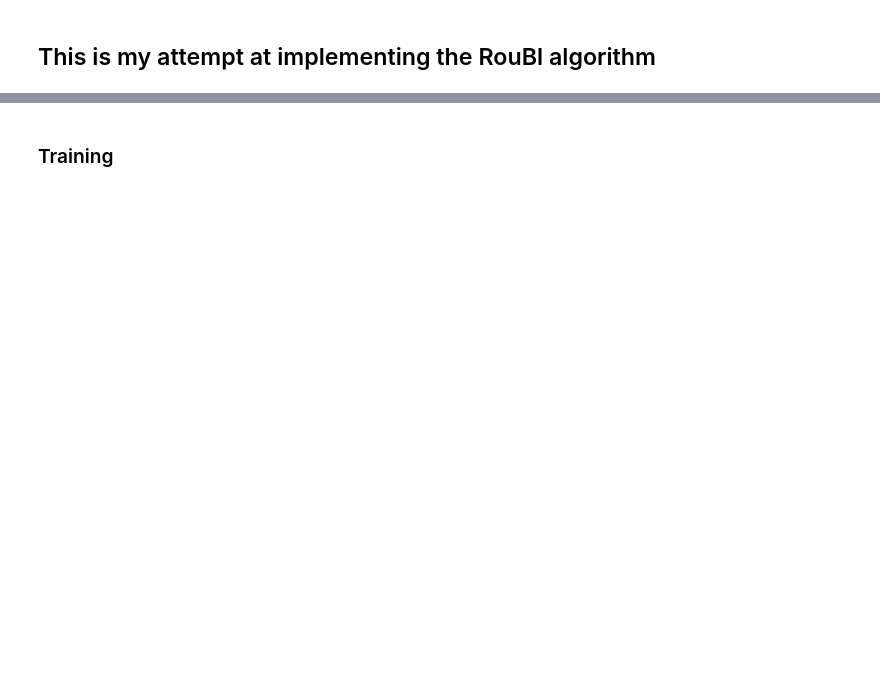
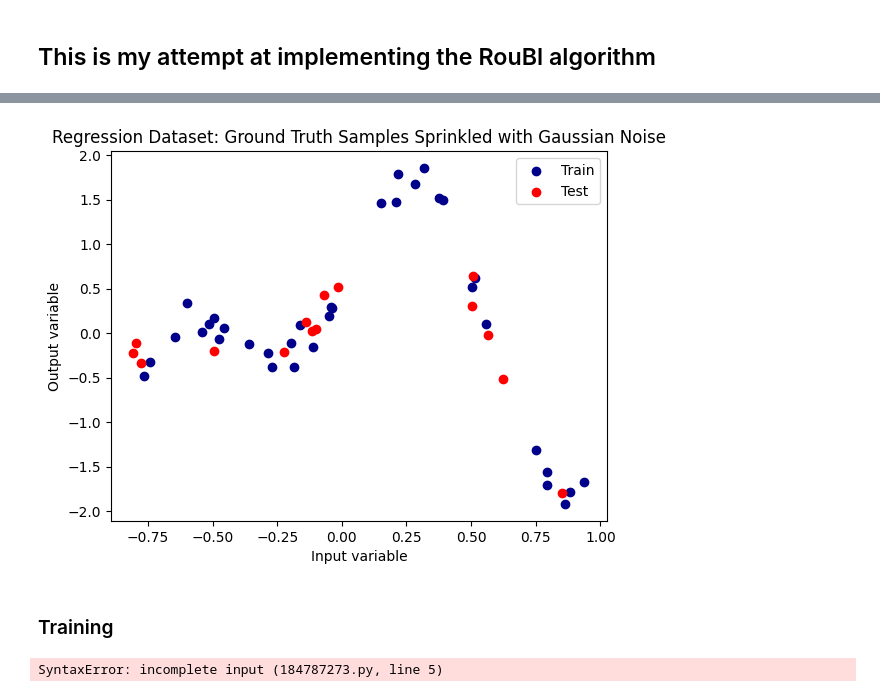
Before and after one commit to Marco-Gal/Bayesian-Neural-Network-Project, a Jupyter notebook: RouBL-Attempt-2.ipynb, the cells around one changed output, grey strips where cells are left out. Drawn from its saved outputs; the diff is of its cells as text; code cells hidden in the pictures; blank space fills up the shorter version.

```diff
--- a/RouBL-Attempt-2.ipynb
+++ b/RouBL-Attempt-2.ipynb
@@ -336,2 +167,27 @@ print(model_noise_std, noise_std, y_pred_std_noiseless.mean())
+# %%
+def generate_dataset(size=50, noise=0.15, split=0.3):
+    xs = np.linspace(-1, 1, 1000)
+    ys = normalised_ground_truth(xs)
+    samp_ind = np.random.randint(0, 999, size)
+    x_samps = xs[samp_ind]
+    y_samps = ys[samp_ind] + np.random.normal(0, noise, size)
+    return train_test_split(x_samps, y_samps, test_size=split, random_state=13)
+
+x_tr, x_te, y_tr, y_te = generate_dataset()
+plt.title("Regression Dataset: Ground Truth Samples Sprinkled with Gaussian Noise")
+plt.scatter(x_tr, y_tr, label='Train', color='darkblue')
+plt.scatter(x_te, y_te, label='Test', color='red')
+plt.xlabel('Input variable')
+plt.ylabel('Output variable')
+plt.legend()
+plt.show()
+
+# transpose the pytorch tensor so it fits as expected later
+x_tr = torch.FloatTensor(x_tr).unsqueeze(-1)
+y_tr = torch.FloatTensor(y_tr).unsqueeze(-1)
+x_te = torch.FloatTensor(x_te).unsqueeze(-1)
+y_te = torch.FloatTensor(y_te).unsqueeze(-1)
+# %% [output]
+[figure, added]
 # %% [markdown]
 ### Training
@@ -378,0 +194,7 @@ plot_training_loss(logs, beta)
+# %%
+device = 'cuda:0' if torch.cuda.is_available() else 'cpu'
+n_epochs = 2
+
+for epoch in tqdm(range(n_epochs)):
+# %% [output]
+SyntaxError: incomplete input (184787273.py, line 5)
```
Also changed, not shown: parts of 9 cells of this notebook.
